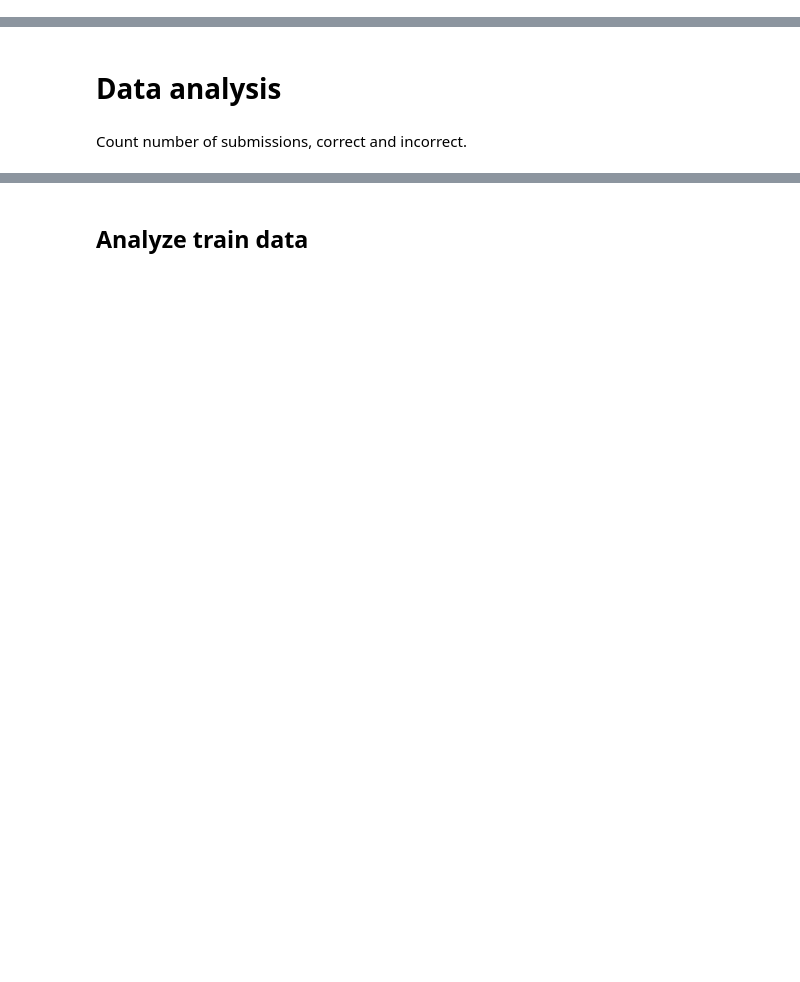
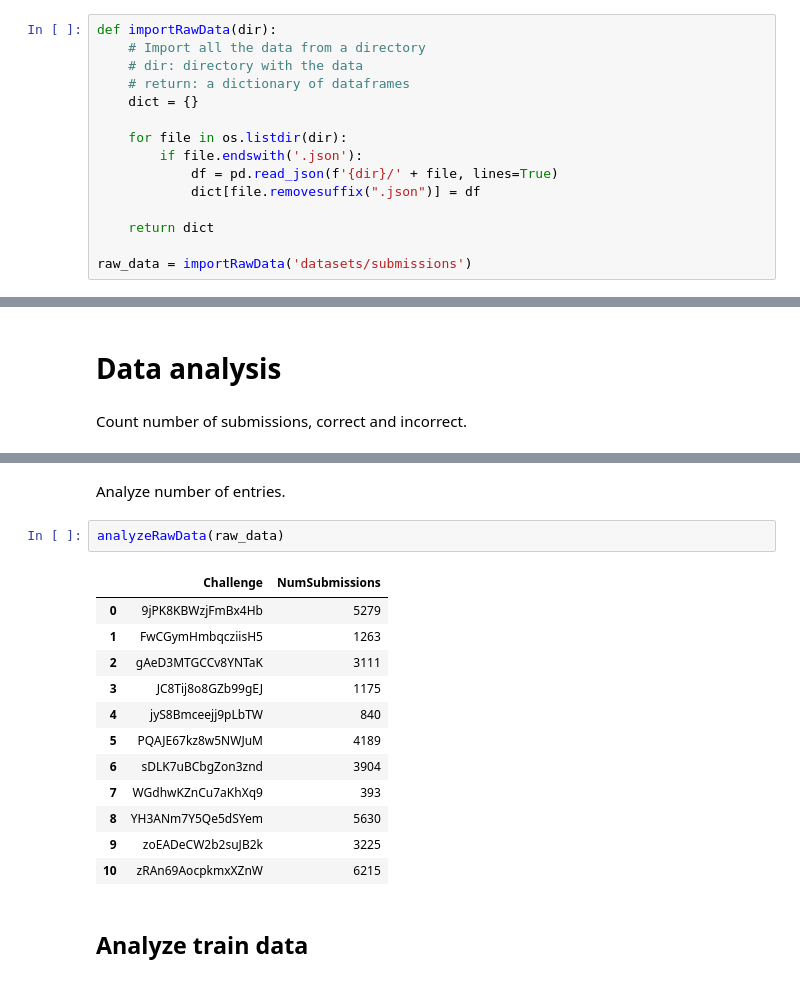
Before and after one commit to anaines14/HiGenA, a Jupyter notebook: data/data_analysis.ipynb, the cells around one changed output, grey strips where cells are left out. Cells and saved outputs as stored; diff of their text form; blank space fills up the shorter version.

```diff
--- a/data/data_analysis.ipynb
+++ b/data/data_analysis.ipynb
@@ -8,4 +8,19 @@ import seaborn as sns
 import re
 pd.set_option('display.max_rows', None)
 pd.set_option('max_colwidth', None)
+# %%
+def importRawData(dir):
+    # Import all the data from a directory
+    # dir: directory with the data
+    # return: a dictionary of dataframes
+    dict = {}
+
+    for file in os.listdir(dir):
+        if file.endswith('.json'):
+            df = pd.read_json(f'{dir}/' + file, lines=True)
+            dict[file.removesuffix(".json")] = df
+
+    return dict
+
+raw_data = importRawData('datasets/submissions')
 # %%
@@ -77,3 +123,20 @@ def analyzeData(allDfs):
+# %% [markdown]
+Analyze number of entries.
+# %%
+analyzeRawData(raw_data)
+# %% [output]
+|  | Challenge | NumSubmissions |
+| 0 | 9jPK8KBWzjFmBx4Hb | 5279 |
+| 1 | FwCGymHmbqcziisH5 | 1263 |
+| 2 | gAeD3MTGCCv8YNTaK | 3111 |
+| 3 | JC8Tij8o8GZb99gEJ | 1175 |
+| 4 | jyS8Bmceejj9pLbTW | 840 |
+| 5 | PQAJE67kz8w5NWJuM | 4189 |
+| 6 | sDLK7uBCbgZon3znd | 3904 |
+| 7 | WGdhwKZnCu7aKhXq9 | 393 |
+| 8 | YH3ANm7Y5Qe5dSYem | 5630 |
+| 9 | zoEADeCW2b2suJB2k | 3225 |
+| 10 | zRAn69AocpkmxXZnW | 6215 |
 # %% [markdown]
 ## Analyze train data
 # %%
```
Also changed, not shown: parts of 16 cells of this notebook.
